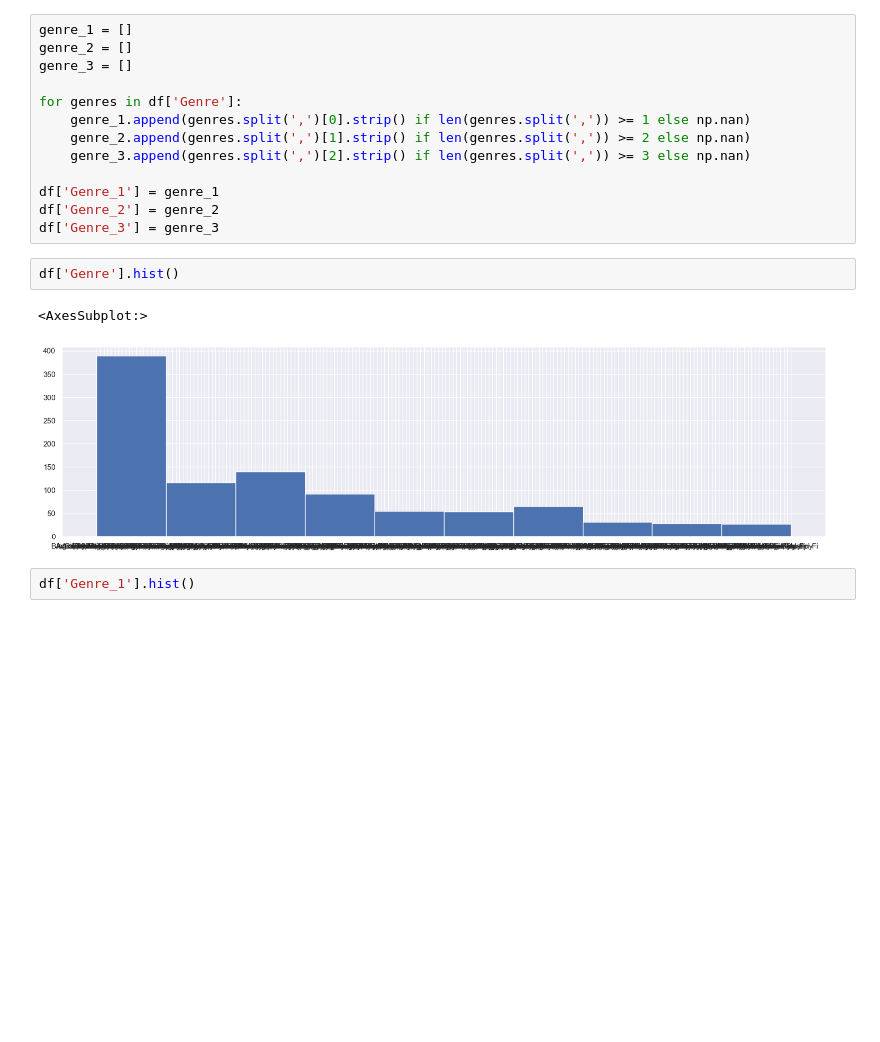
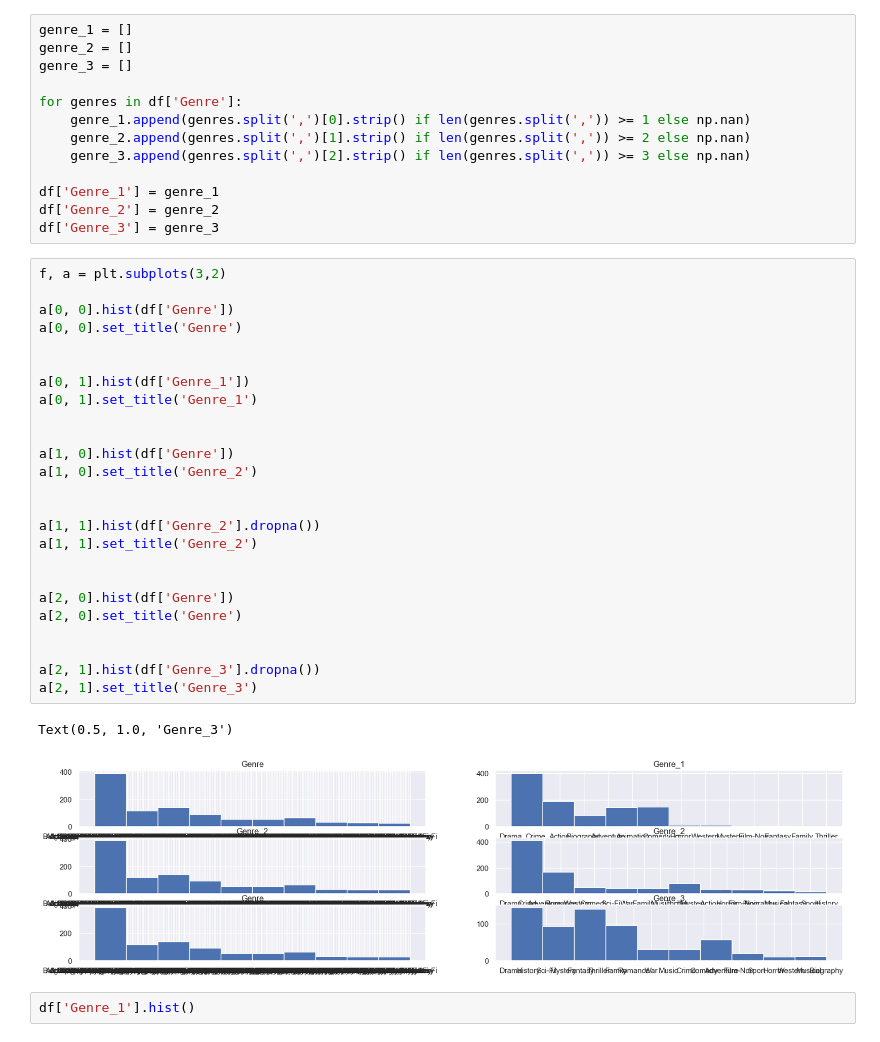
Before and after one commit to Skywoodthefifth/Web-Scraping, a Jupyter notebook: SmallDataModel.ipynb, the cells around one changed output. Cells and saved outputs as stored; diff of their text form; blank space fills up the shorter version.

```diff
--- a/SmallDataModel.ipynb
+++ b/SmallDataModel.ipynb
@@ -97,11 +97,34 @@ for genres in df['Genre']:
 df['Genre_1'] = genre_1
 df['Genre_2'] = genre_2
 df['Genre_3'] = genre_3
-# %%
-df['Genre'].hist()
-# %% [output]
-<AxesSubplot:>
-[figure, removed]
+# %%
+f, a = plt.subplots(3,2)
+
+a[0, 0].hist(df['Genre'])
+a[0, 0].set_title('Genre')
+
+
+a[0, 1].hist(df['Genre_1'])
+a[0, 1].set_title('Genre_1')
+
+
+a[1, 0].hist(df['Genre'])
+a[1, 0].set_title('Genre_2')
+
+
+a[1, 1].hist(df['Genre_2'].dropna())
+a[1, 1].set_title('Genre_2')
+
+
+a[2, 0].hist(df['Genre'])
+a[2, 0].set_title('Genre')
+
+
+a[2, 1].hist(df['Genre_3'].dropna())
+a[2, 1].set_title('Genre_3')
+# %% [output]
+Text(0.5, 1.0, 'Genre_3')
+[figure, added]
 # %%
 df['Genre_1'].hist()
 # %% [output]
```
Also changed, not shown: parts of 6 cells of this notebook.
